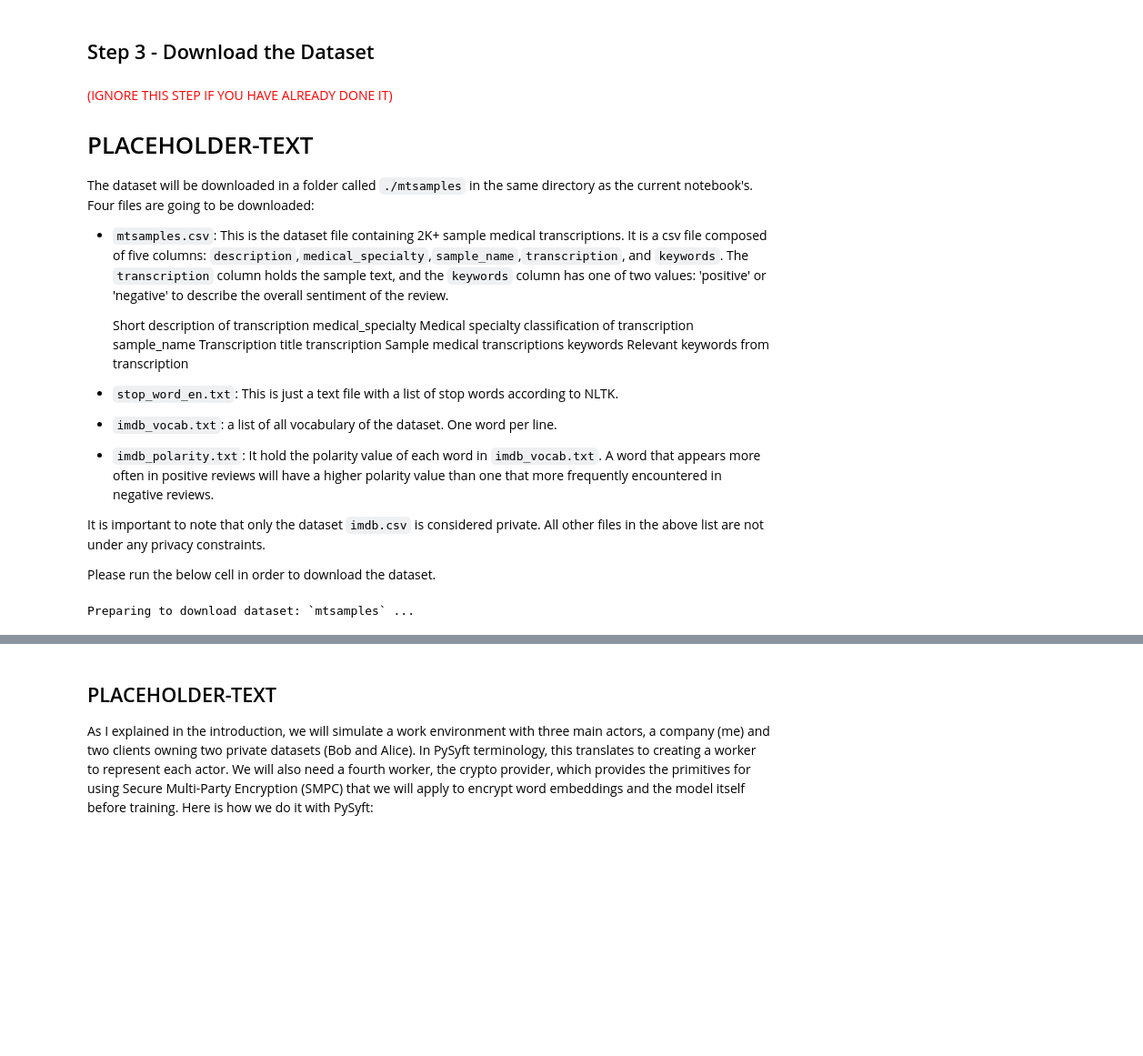
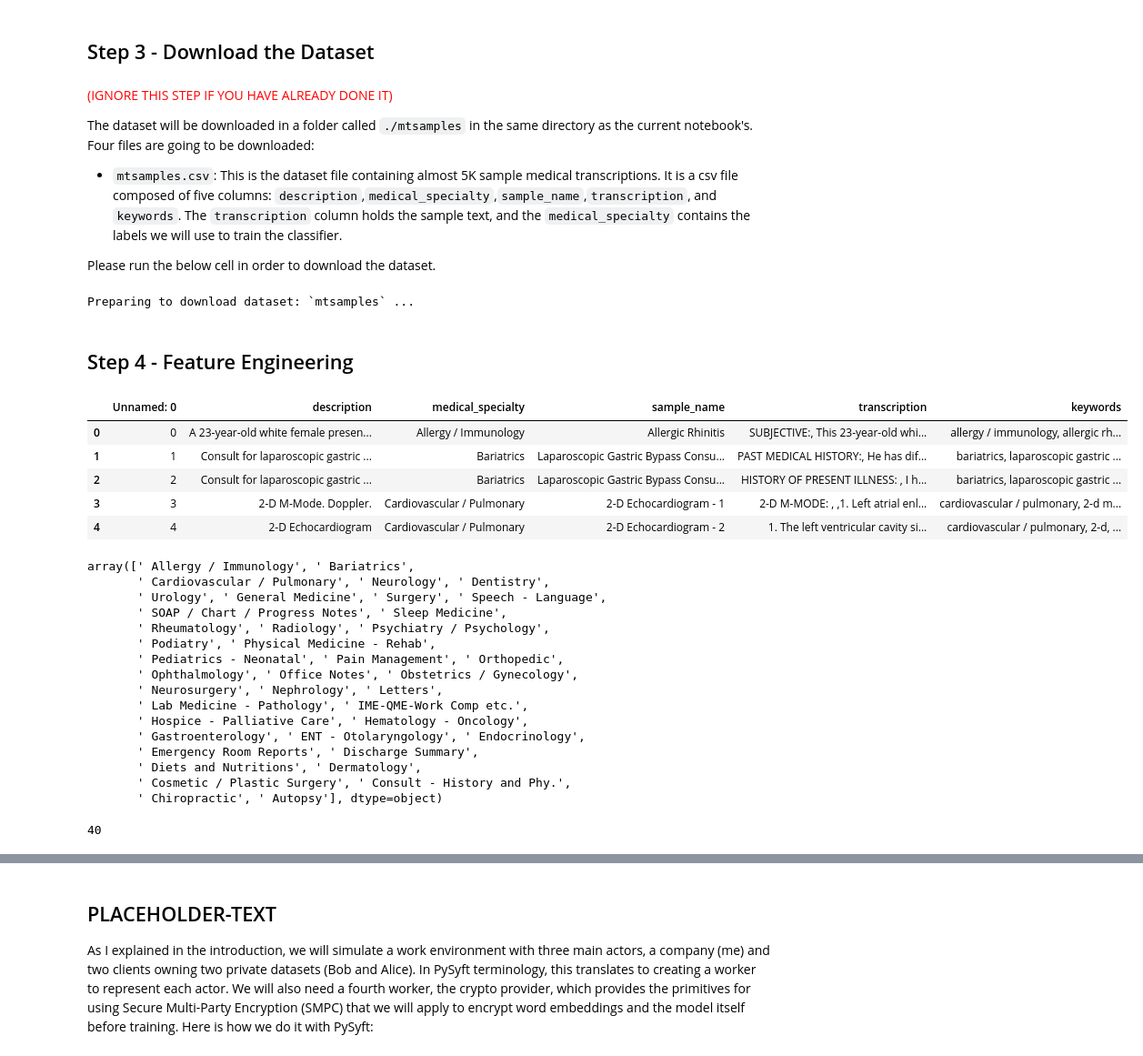
Before and after one commit to socd06/SyferText, a Jupyter notebook: tutorials/usecases/UC02 - TEXT Classifier - Private Datasets - (Secure Training).ipynb, the cells around one changed output, grey strips where cells are left out. Shown: that part at 91% size. Drawn from its saved outputs; the diff is of its cells as text; code cells hidden in the pictures; blank space fills up the shorter version.

```diff
--- a/tutorials/usecases/UC02 - TEXT Classifier - Private Datasets - (Secure Training).ipynb
+++ b/tutorials/usecases/UC02 - TEXT Classifier - Private Datasets - (Secure Training).ipynb
@@ -88,28 +88,9 @@ WARNING:root:Torch was already hooked... skipping hooking process
     <p style='color:red;'> (IGNORE THIS STEP IF YOU HAVE ALREADY DONE IT) </p>
 </div>
 
-# PLACEHOLDER-TEXT
-
 The dataset will be downloaded in a folder called `./mtsamples` in the same directory as the current notebook's. Four files are going to be downloaded:
 
-- `mtsamples.csv`: This is the dataset file containing 2K+ sample medical transcriptions. It is a csv file composed of five columns: `description`,`medical_specialty`,`sample_name`,`transcription`, and `keywords`. The `transcription` column holds the sample text, and the `keywords` column has one of two values: 'positive' or 'negative' to describe the overall sentiment of the review.
-
-
-    Short description of transcription
-medical_specialty
-    Medical specialty classification of transcription
-sample_name
-    Transcription title
-transcription
-    Sample medical transcriptions
-keywords
-    Relevant keywords from transcription
-
-- `stop_word_en.txt`: This is just a text file with a list of stop words according to NLTK.
-- `imdb_vocab.txt`: a list of all vocabulary of the dataset. One word per line.
-- `imdb_polarity.txt`: It hold the polarity value of each word in `imdb_vocab.txt`. A word that appears more often in positive reviews will have a higher polarity value than one that more frequently encountered in negative reviews.
-
-It is important to note that only the dataset `imdb.csv` is considered private. All other files in the above list are not under any privacy constraints.
+- `mtsamples.csv`: This is the dataset file containing almost 5K sample medical transcriptions. It is a csv file composed of five columns: `description`,`medical_specialty`,`sample_name`,`transcription`, and `keywords`. The `transcription` column holds the sample text, and the `medical_specialty` contains the labels we will use to train the classifier.
 
 Please run the below cell in order to download the dataset.
 # %%
@@ -137,3 +118,5 @@ download_dataset(dataset_name = dataset_name,
                 )
 # %% [output]
 Preparing to download dataset: `mtsamples` ...
+# %% [markdown]
+## Step 4 - Feature Engineering
@@ -139,0 +136,35 @@ Preparing to download dataset: `mtsamples` ...
+# %%
+# Taking a quick look at what the data looks like
+df.head()
+# %% [output]
+|  | Unnamed: 0 | description | medical_specialty | sample_name | transcription | keywords |
+| 0 | 0 | A 23-year-old white female presen... | Allergy / Immunology | Allergic Rhinitis | SUBJECTIVE:, This 23-year-old whi... | allergy / immunology, allergic rh... |
+| 1 | 1 | Consult for laparoscopic gastric ... | Bariatrics | Laparoscopic Gastric Bypass Consu... | PAST MEDICAL HISTORY:, He has dif... | bariatrics, laparoscopic gastric ... |
+| 2 | 2 | Consult for laparoscopic gastric ... | Bariatrics | Laparoscopic Gastric Bypass Consu... | HISTORY OF PRESENT ILLNESS: , I h... | bariatrics, laparoscopic gastric ... |
+| 3 | 3 | 2-D M-Mode. Doppler. | Cardiovascular / Pulmonary | 2-D Echocardiogram - 1 | 2-D M-MODE: , ,1. Left atrial enl... | cardiovascular / pulmonary, 2-d m... |
+| 4 | 4 | 2-D Echocardiogram | Cardiovascular / Pulmonary | 2-D Echocardiogram - 2 | 1. The left ventricular cavity si... | cardiovascular / pulmonary, 2-d, ... |
+# %%
+# Examine what the specialties are
+df['medical_specialty'].unique()
+# %% [output]
+array([' Allergy / Immunology', ' Bariatrics',
+       ' Cardiovascular / Pulmonary', ' Neurology', ' Dentistry',
+       ' Urology', ' General Medicine', ' Surgery', ' Speech - Language',
+       ' SOAP / Chart / Progress Notes', ' Sleep Medicine',
+       ' Rheumatology', ' Radiology', ' Psychiatry / Psychology',
+       ' Podiatry', ' Physical Medicine - Rehab',
+       ' Pediatrics - Neonatal', ' Pain Management', ' Orthopedic',
+       ' Ophthalmology', ' Office Notes', ' Obstetrics / Gynecology',
+       ' Neurosurgery', ' Nephrology', ' Letters',
+       ' Lab Medicine - Pathology', ' IME-QME-Work Comp etc.',
+       ' Hospice - Palliative Care', ' Hematology - Oncology',
+       ' Gastroenterology', ' ENT - Otolaryngology', ' Endocrinology',
+       ' Emergency Room Reports', ' Discharge Summary',
+       ' Diets and Nutritions', ' Dermatology',
+       ' Cosmetic / Plastic Surgery', ' Consult - History and Phy.',
+       ' Chiropractic', ' Autopsy'], dtype=object)
+# %%
+# And how many different ones
+len(df['medical_specialty'].unique())
+# %% [output]
+40
```
Also changed, not shown: parts of 9 cells of this notebook, 1 other file.
